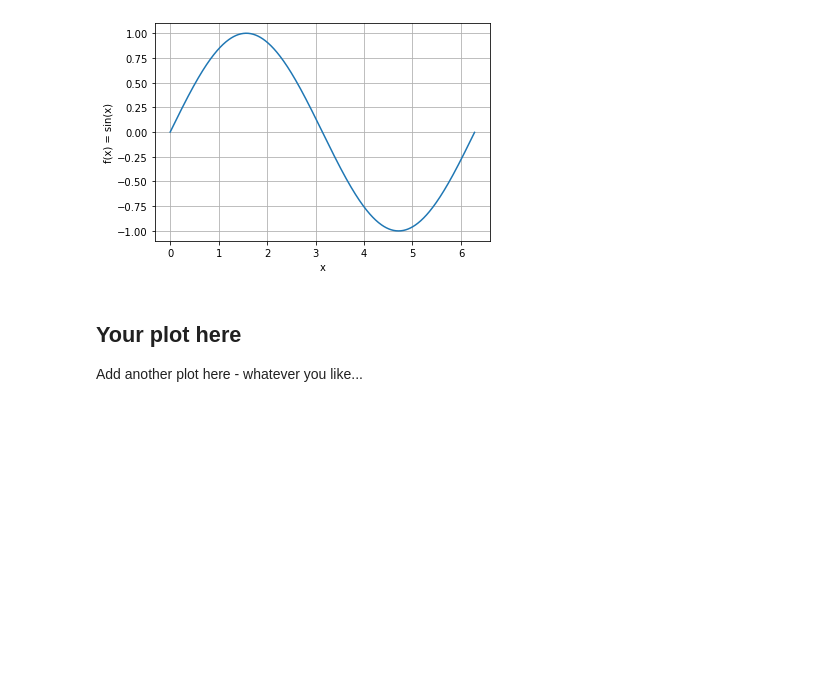
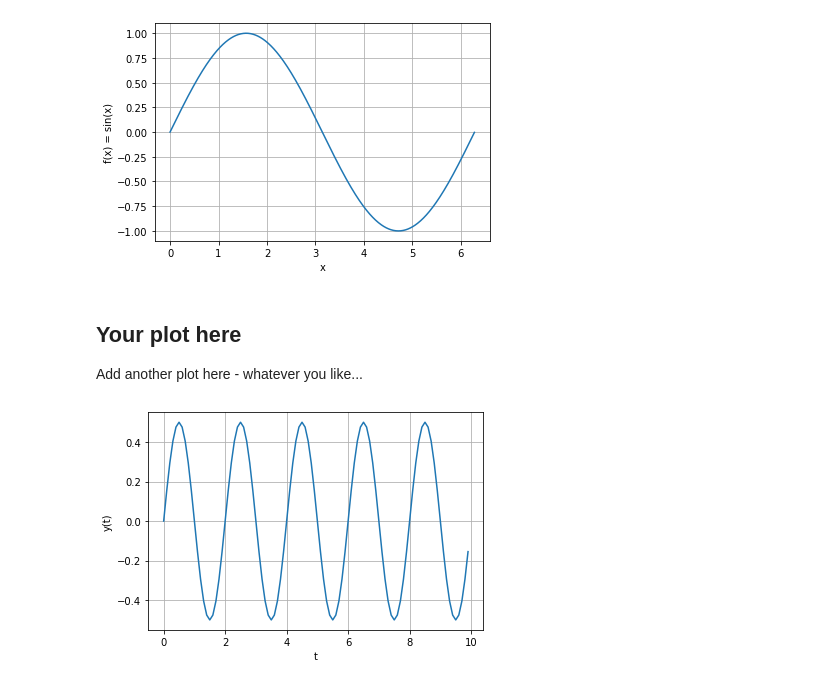
Before and after one commit to cgre-aachen/teaching-git, a Jupyter notebook: simple_plot.ipynb, the cells around one changed output. Cells and saved outputs as stored; diff of their text form; code cells hidden in the pictures; blank space fills up the shorter version.

Commit message:
Update simple_plot.ipynb
added oscillation plot

```diff
--- a/simple_plot.ipynb
+++ b/simple_plot.ipynb
@@ -22,3 +22,20 @@ plt.grid()
 ## Your plot here
 
 Add another plot here - whatever you like...
+# %%
+#Plot from Marion - oscillation
+
+t = np.arange(0, 10, 0.1) #time interval
+A = 0.5 #amplitude
+omega = np.pi #frequency
+phi = 0 #phase
+y = A*np.sin(omega*t + phi) #oscillation
+
+#Plot the oscillation
+plt.plot(t, y)
+plt.xlabel('t')
+plt.ylabel('y(t)')
+plt.grid()
+plt.show()
+# %% [output]
+[figure, added]
```
